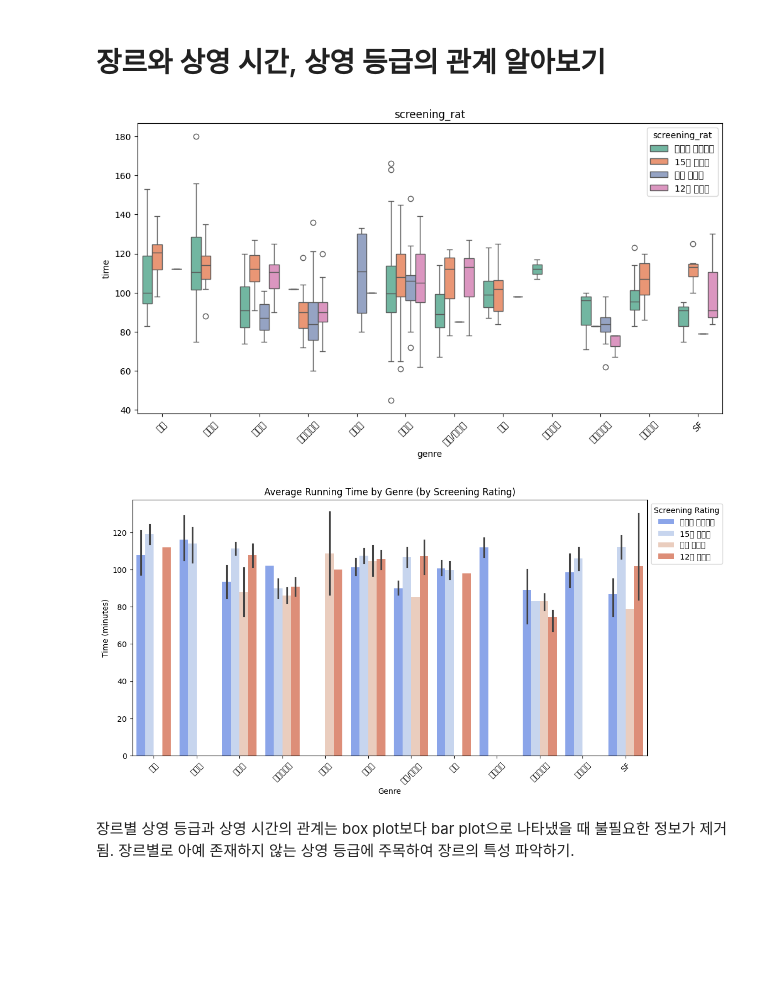
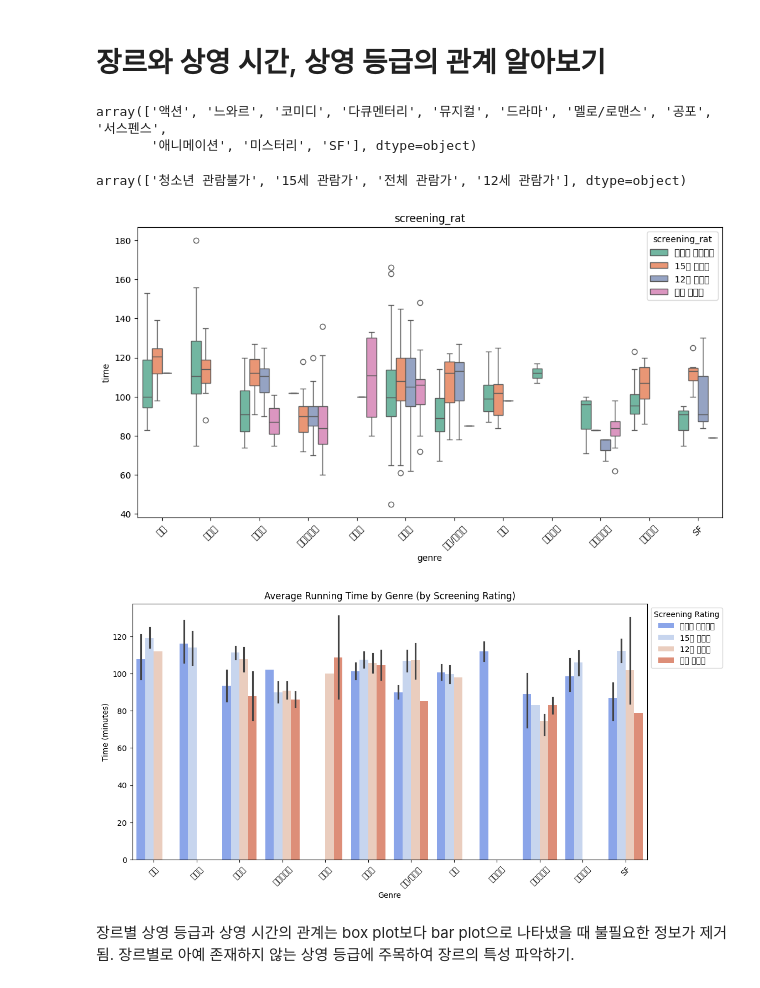
Before and after one commit to lyj041214/ESAA, a Jupyter notebook: ESAA_Project_1.ipynb, the cells around one changed output. Cells and saved outputs as stored; diff of their text form; code cells hidden in the pictures; blank space fills up the shorter version.

```diff
--- a/ESAA_Project_1.ipynb
+++ b/ESAA_Project_1.ipynb
@@ -190,10 +190,25 @@ plt.show()
 로그 변환을 했지만 유의미한 결과 도출을 위해서는 로그 변환 이전이 좋을 것 같음.
 # %% [markdown]
 # 장르와 상영 시간, 상영 등급의 관계 알아보기
+# %%
+# 장르의 목록
+data["genre"].unique()
+# %% [output]
+array(['액션', '느와르', '코미디', '다큐멘터리', '뮤지컬', '드라마', '멜로/로맨스', '공포', '서스펜스',
+       '애니메이션', '미스터리', 'SF'], dtype=object)
+# %%
+# 상영 등급의 목록
+data["screening_rat"].unique()
+# %% [output]
+array(['청소년 관람불가', '15세 관람가', '전체 관람가', '12세 관람가'], dtype=object)
+# %%
+# 상영 등급 정렬 (등급이 높은 순서)
+# 원하는 순서 지정
+screening_order = ["청소년 관람불가", "15세 관람가", "12세 관람가", "전체 관람가"]
 # %%
 # 그래프 그리기
 plt.figure(figsize=(12, 6))
-sns.boxplot(x="genre", y="time", hue="screening_rat", data=data, palette="Set2")
+sns.boxplot(x="genre", y="time", hue="screening_rat", data=data, palette="Set2", hue_order=screening_order)
 
 # 그래프 설정
 plt.xticks(rotation=45)
@@ -203,18 +218,18 @@ plt.title("screening_rat")
 plt.legend(title="screening_rat", bbox_to_anchor=(1, 1))
 plt.show()
 # %% [output]
-[figure, old version]
+[figure, new version]
 # %%
 plt.figure(figsize=(12, 6))
-sns.barplot(x="genre", y="time", hue="screening_rat", data=data, estimator=np.mean, palette="coolwarm")
+sns.barplot(x="genre", y="time", hue="screening_rat", data=data, estimator=np.mean, palette="coolwarm",hue_order=screening_order)
 
 plt.xticks(rotation=45)
 plt.xlabel("Genre")
 plt.ylabel("Time (minutes)")
 plt.title("Average Running Time by Genre (by Screening Rating)")
 plt.legend(title="Screening Rating", bbox_to_anchor=(1, 1))
 plt.show()
 # %% [output]
-[figure, old version]
+[figure, new version]
 # %% [markdown]
 장르별 상영 등급과 상영 시간의 관계는 box plot보다 bar plot으로 나타냈을 때 불필요한 정보가 제거됨. 장르별로 아예 존재하지 않는 상영 등급에 주목하여 장르의 특성 파악하기.
```
Also changed, not shown: parts of 2 cells of this notebook.
